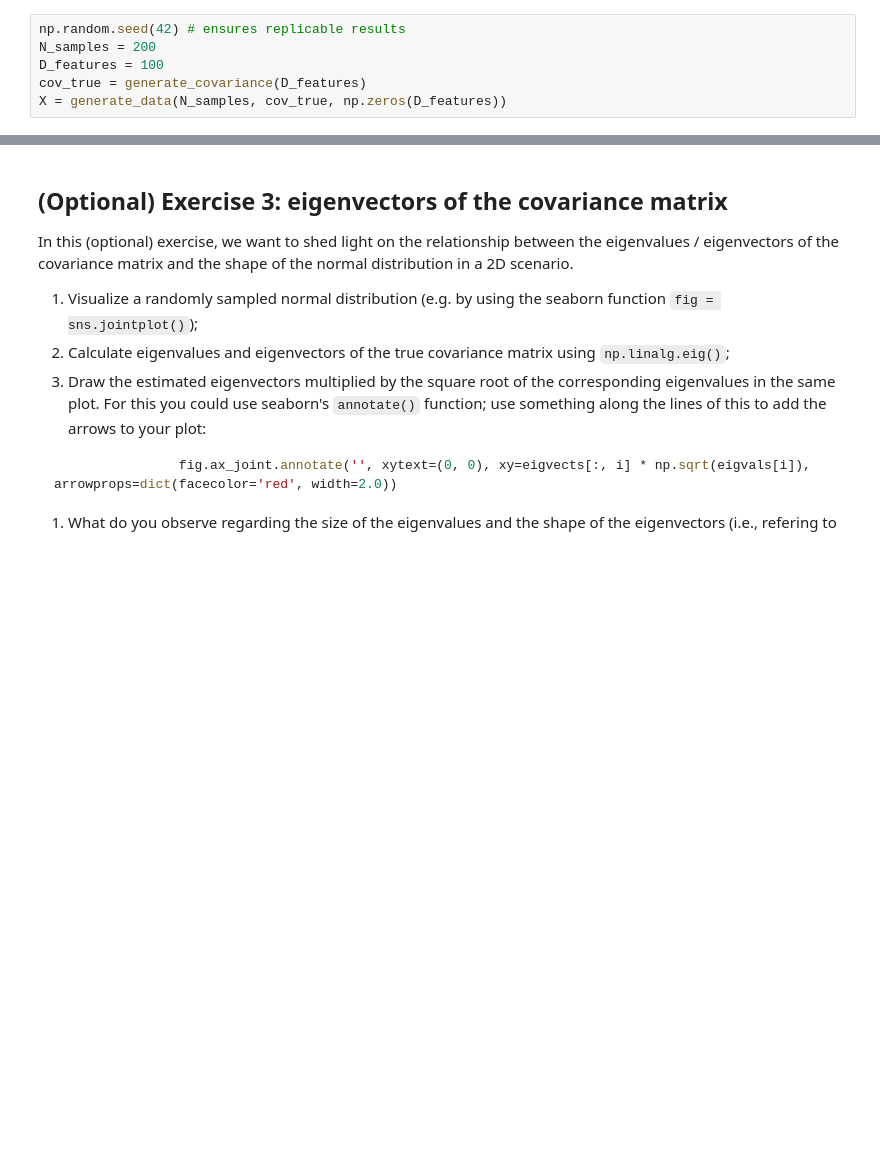
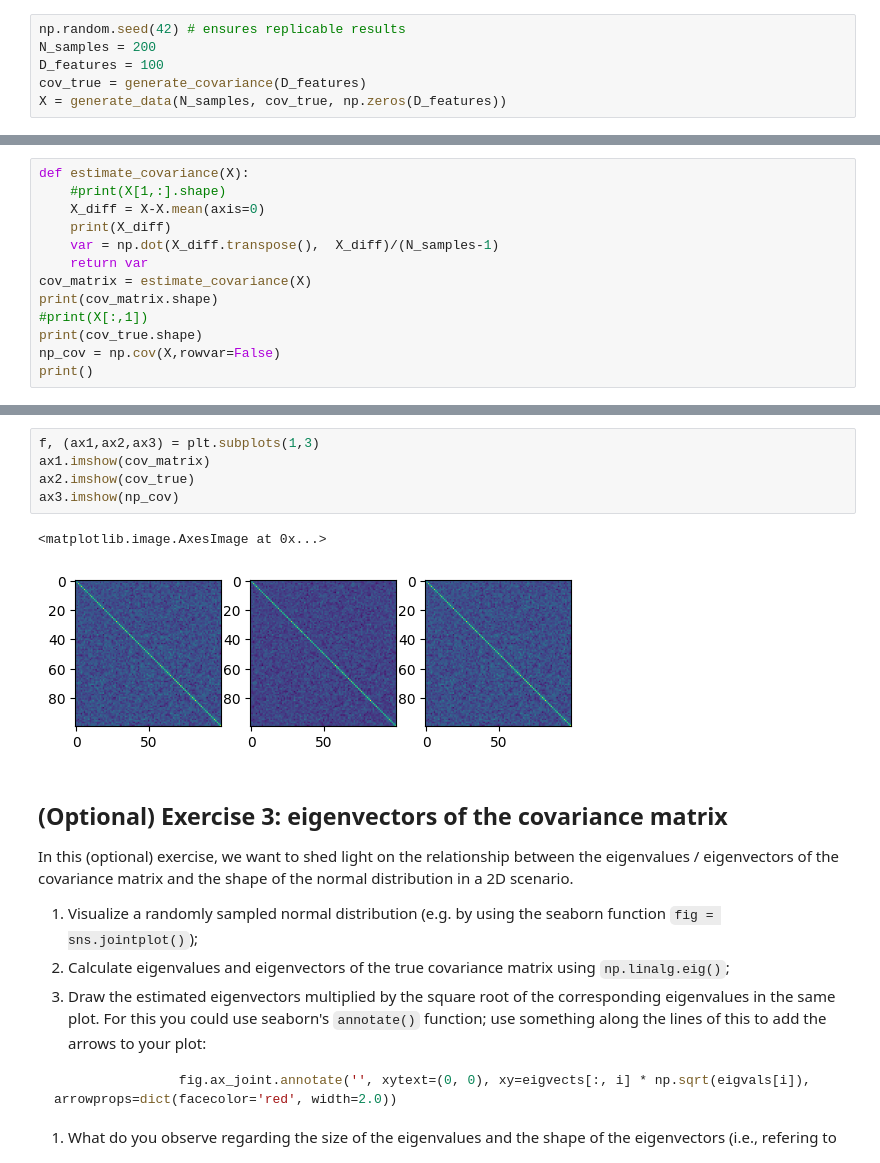
Before and after one commit to Rafrafrafra/BCI, a Jupyter notebook: Assignment 2/assignment_02_covariance_matrix.ipynb, the cells around one changed output, grey strips where cells are left out. Cells and saved outputs as stored; diff of their text form; blank space fills up the shorter version.

Commit message:
progress covariance matrix++LDA start

```diff
--- a/Assignment 2/assignment_02_covariance_matrix.ipynb
+++ b/Assignment 2/assignment_02_covariance_matrix.ipynb
@@ -60,0 +85,13 @@ X = generate_data(N_samples, cov_true, np.zeros(D_features))
+# %%
+def estimate_covariance(X):
+    #print(X[1,:].shape)
+    X_diff = X-X.mean(axis=0)
+    print(X_diff)
+    var = np.dot(X_diff.transpose(),  X_diff)/(N_samples-1)
+    return var
+cov_matrix = estimate_covariance(X)
+print(cov_matrix.shape)
+#print(X[:,1])
+print(cov_true.shape)
+np_cov = np.cov(X,rowvar=False)
+print()
@@ -61,3 +114,11 @@ X = generate_data(N_samples, cov_true, np.zeros(D_features))
+# %%
+f, (ax1,ax2,ax3) = plt.subplots(1,3)
+ax1.imshow(cov_matrix)
+ax2.imshow(cov_true)
+ax3.imshow(np_cov)
+# %% [output]
+<matplotlib.image.AxesImage at 0x...>
+[figure, added]
 # %% [markdown]
 ## (Optional) Exercise 3: eigenvectors of the covariance matrix
 In this (optional) exercise, we want to shed light on the relationship between the eigenvalues / eigenvectors of the covariance matrix and the shape of the normal distribution in a 2D scenario.
```
Also changed, not shown: parts of 13 cells of this notebook, 1 other file.
